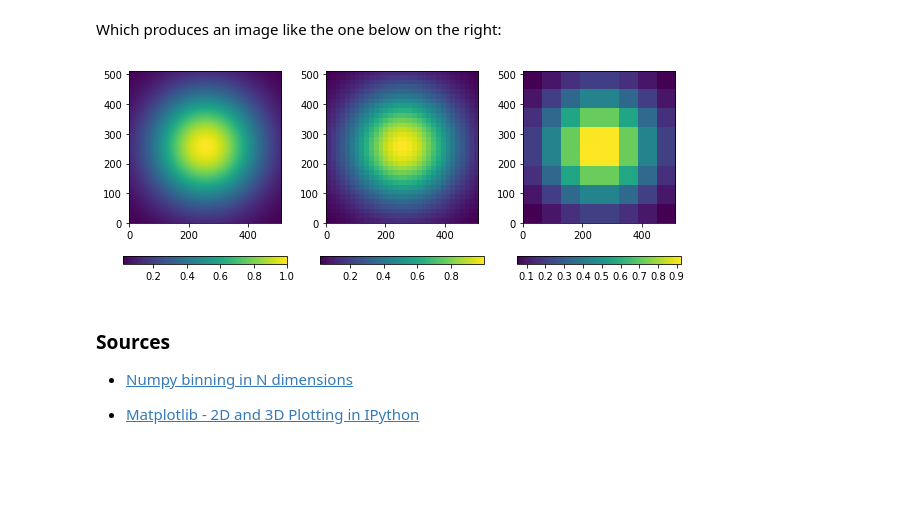
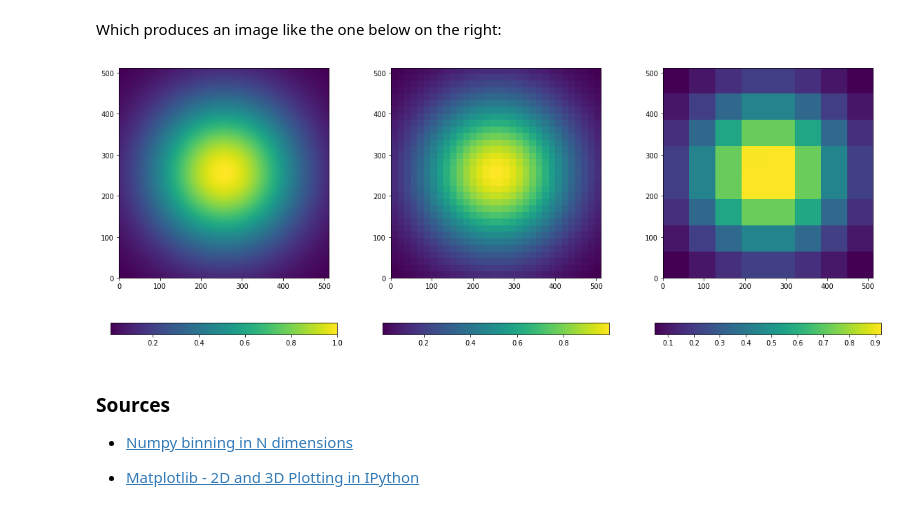
Before and after one commit to njcuk9999/neil_python_examples, a Jupyter notebook: numpy/numpy_bin_data.ipynb, the cells around one changed output. Cells and saved outputs as stored; diff of their text form; code cells hidden in the pictures; blank space fills up the shorter version.

```diff
--- a/numpy/numpy_bin_data.ipynb
+++ b/numpy/numpy_bin_data.ipynb
@@ -199,19 +199,19 @@ z_binned2 = bin_ndarray(z, (xbins2, ybins2), 'mean')
 Which produces an image like the one below on the right:
 # %%
 # set up figure
-fig = plt.figure(figsize=(10, 4))
+fig = plt.figure(figsize=(20, 8))
 frame1 = plt.subplot(131)
 frame2 = plt.subplot(132)
 frame3 = plt.subplot(133)
 # plot original
 im1 = frame1.imshow(z, extent=[xlow, xhigh, ylow, yhigh])
 cb1 = plt.colorbar(im1, ax=frame1, orientation='horizontal')
 im2 = frame2.imshow(z_binned1, extent=[xlow, xhigh, ylow, yhigh])
 cb2 = plt.colorbar(im2, ax=frame2, orientation='horizontal')
 im3 = frame3.imshow(z_binned2, extent=[xlow, xhigh, ylow, yhigh])
 cb3 = plt.colorbar(im3, ax=frame3, orientation='horizontal')
 # %% [output]
-[figure, old version]
+[figure, new version]
 # %% [markdown]
 ### Sources
 
```
